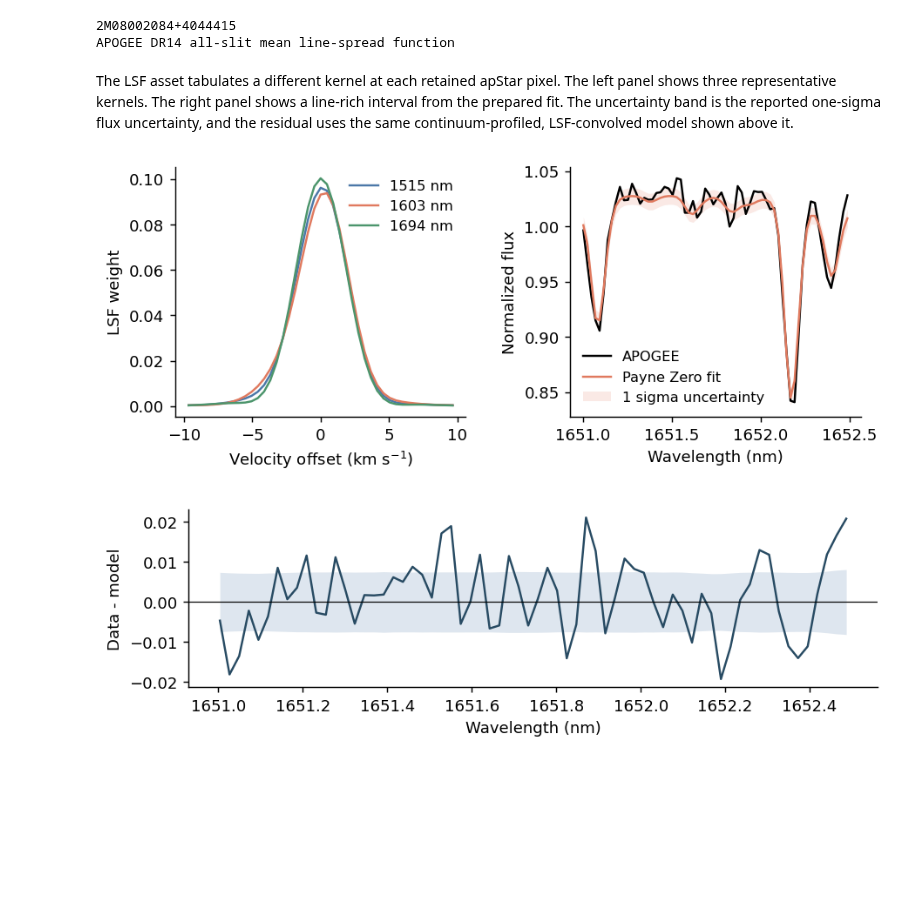
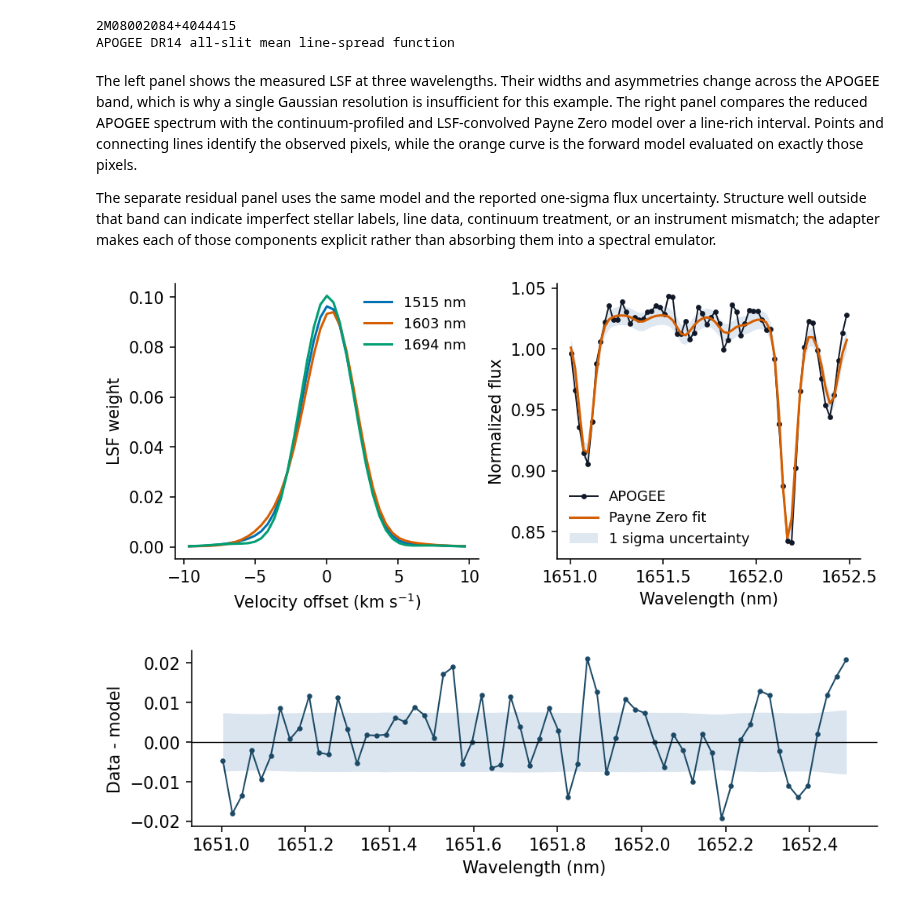
Before and after one commit to tingyuansen/payne-zero, a Jupyter notebook: payne_zero_tutorial.ipynb, the cells around one changed output. Cells and saved outputs as stored; diff of their text form; code cells hidden in the pictures; blank space fills up the shorter version.

```diff
--- a/payne_zero_tutorial.ipynb
+++ b/payne_zero_tutorial.ipynb
@@ -106,6 +117,6 @@ for result in (five_label, eight_label, direct):
         f"{result.initializer_family:18s} "
         f"{result.wavelength_nm.size:4d} pixels, "
         f"{result.seconds:.2f} s total, "
-        f"converged={result.atmosphere_converged}"
+        "atmosphere=initialized (synthesis only)"
     )
 # %% [output]
@@ -527,7 +647,9 @@ print(fit_metadata["instrument_operator"])
 2M08002084+4044415
 APOGEE DR14 all-slit mean line-spread function
 # %% [markdown]
-The LSF asset tabulates a different kernel at each retained apStar pixel. The left panel shows three representative kernels. The right panel shows a line-rich interval from the prepared fit. The uncertainty band is the reported one-sigma flux uncertainty, and the residual uses the same continuum-profiled, LSF-convolved model shown above it.
+The left panel shows the measured LSF at three wavelengths. Their widths and asymmetries change across the APOGEE band, which is why a single Gaussian resolution is insufficient for this example. The right panel compares the reduced APOGEE spectrum with the continuum-profiled and LSF-convolved Payne Zero model over a line-rich interval. Points and connecting lines identify the observed pixels, while the orange curve is the forward model evaluated on exactly those pixels.
+
+The separate residual panel uses the same model and the reported one-sigma flux uncertainty. Structure well outside that band can indicate imperfect stellar labels, line data, continuum treatment, or an instrument mismatch; the adapter makes each of those components explicit rather than absorbing them into a spectral emulator.
 # %%
 with np.load(
     repo / "fitter" / "apogee" / "data" / "apogee_dr14_combo_lsf.npz"
@@ -544,7 +666,12 @@ model = apogee_reference["normalized_model_flux"]
 good = apogee["good_pixel_mask"]
 region = (wavelength > 1651.0) & (wavelength < 1652.5) & good
 
-fig, (left, right) = plt.subplots(1, 2, figsize=(7.1, 3.0))
+fig, (left, right) = plt.subplots(
+    1,
+    2,
+    figsize=(7.1, 3.1),
+    constrained_layout=True,
+)
 for index, color in zip(
     (0, len(lsf_wavelength) // 2, -1),
     (COLORS["blue"], COLORS["orange"], COLORS["green"]),
@@ -556,47 +683,69 @@ for index, color in zip(
         label=f"{lsf_wavelength[index]:.0f} nm",
     )
 left.set(xlabel="Velocity offset (km s$^{-1}$)", ylabel="LSF weight")
-left.legend(frameon=False)
+left.legend(loc="upper right", frameon=False)
 
-right.plot(wavelength[region], observed[region], color="black", label="APOGEE")
+right.plot(
+    wavelength[region],
+    observed[region],
+    color=COLORS["black"],
+    marker="o",
+    markersize=2.5,
+    linewidth=1.0,
+    label="APOGEE",
+)
 right.plot(
     wavelength[region],
     model[region],
     color=COLORS["orange"],
     label="Payne Zero fit",
 )
 right.fill_between(
     wavelength[region],
     model[region] - error[region],
     model[region] + error[region],
-    color=COLORS["orange"],
-    alpha=0.16,
+    color=COLORS["uncertainty"],
+    alpha=0.45,
     linewidth=0,
     label="1 sigma uncertainty",
 )
 right.set(xlabel="Wavelength (nm)", ylabel="Normalized flux")
-right.legend(frameon=False)
-fig.tight_layout(w_pad=2.2)
+right.legend(
+    loc="lower left",
+    frameon=True,
+    facecolor="white",
+    edgecolor="none",
+    framealpha=0.9,
+)
 plt.show()
 
 residual = observed[region] - model[region]
 fig, ax = plt.subplots(figsize=(7.1, 2.3))
-ax.plot(wavelength[region], residual, color=COLORS["navy"])
+ax.plot(
+    wavelength[region],
+    residual,
+    color=COLORS["navy"],
+    marker="o",
+    markersize=2.3,
+    linewidth=1.0,
+    label="data minus model",
+)
 ax.fill_between(
     wavelength[region],
     -error[region],
     error[region],
-    color=COLORS["blue"],
-    alpha=0.18,
+    color=COLORS["uncertainty"],
+    alpha=0.5,
     linewidth=0,
+    label="1 sigma uncertainty",
 )
 ax.axhline(0.0, color="black", lw=0.7)
 ax.set(xlabel="Wavelength (nm)", ylabel="Data - model")
 fig.tight_layout()
 plt.show()
 # %% [output]
-[figure, old version]
+[figure, new version]
-[figure, old version]
+[figure, new version]
 # %% [markdown]
 ## 7. Adapting the workflow
 
```
Also changed, not shown: parts of 21 cells of this notebook.
